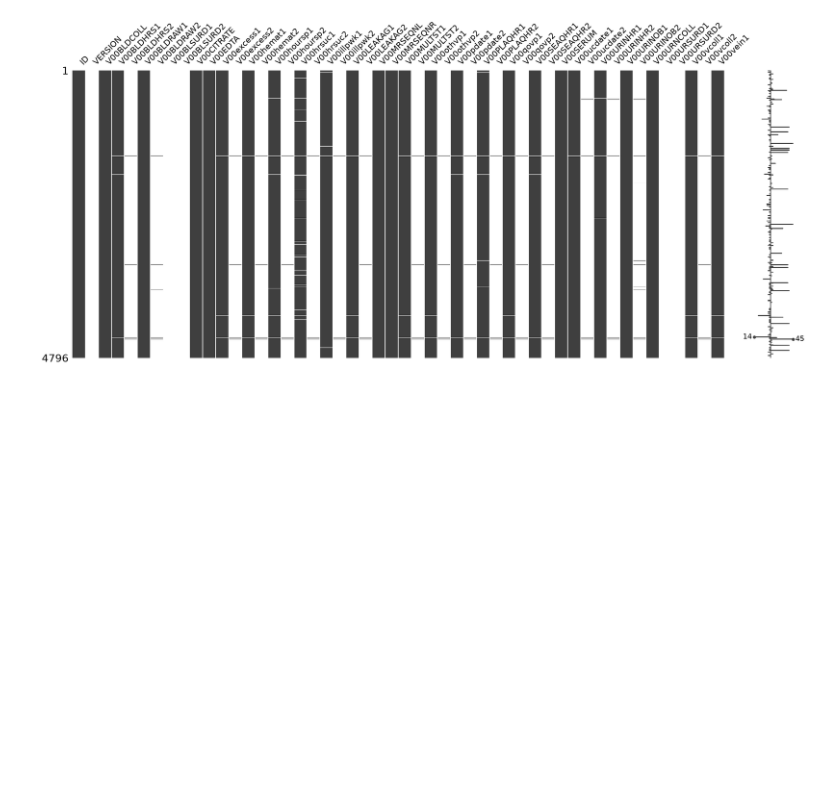
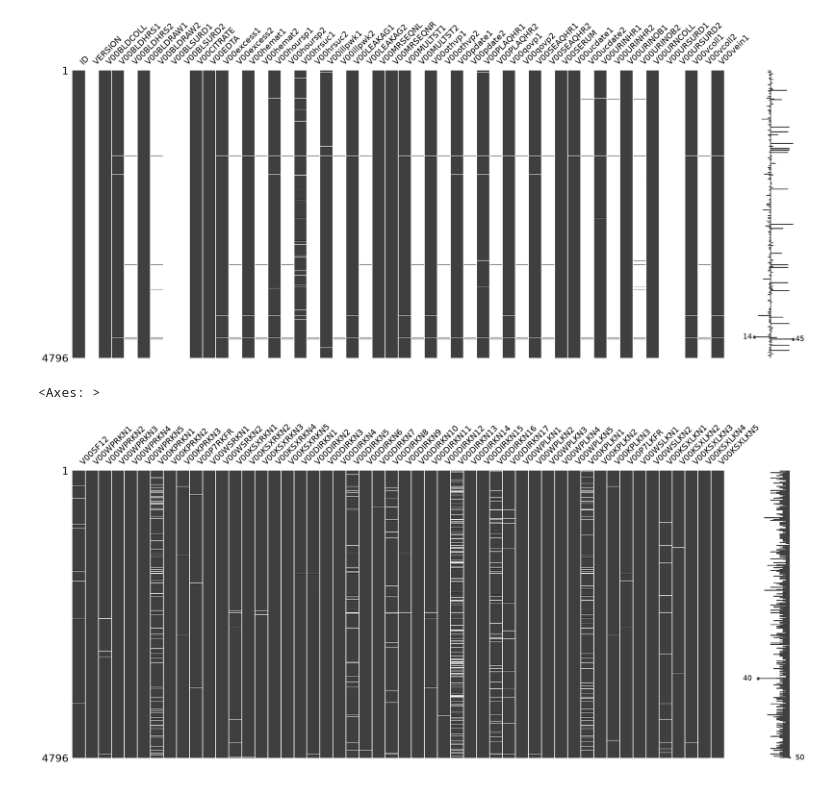
Before and after one commit to mikakia/knee_osteo, a Jupyter notebook: notebooks/metadata_eda.ipynb, the cells around one changed output. Cells and saved outputs as stored; diff of their text form; code cells hidden in the pictures; blank space fills up the shorter version.

```diff
--- a/notebooks/metadata_eda.ipynb
+++ b/notebooks/metadata_eda.ipynb
@@ -143,3 +146,9 @@ msno.matrix(df_clean.iloc[:, 0:50])
 # %% [output]
 <Axes: >
 [figure]
+# %%
+df_clean_drop = df_clean.dropna(axis=1, thresh=3837)
+msno.matrix(df_clean_drop.iloc[:, 50:100])
+# %% [output]
+<Axes: >
+[figure, added]
```
Also changed, not shown: parts of 14 cells of this notebook.
